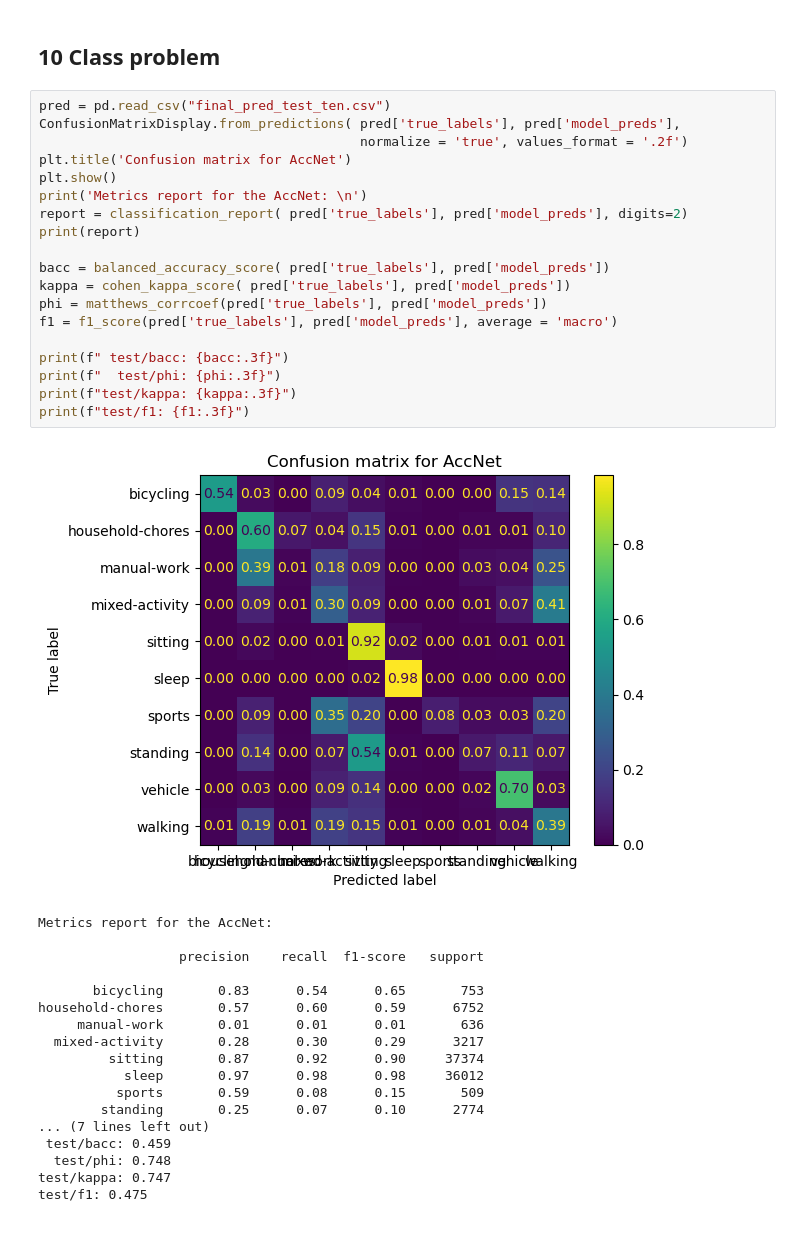
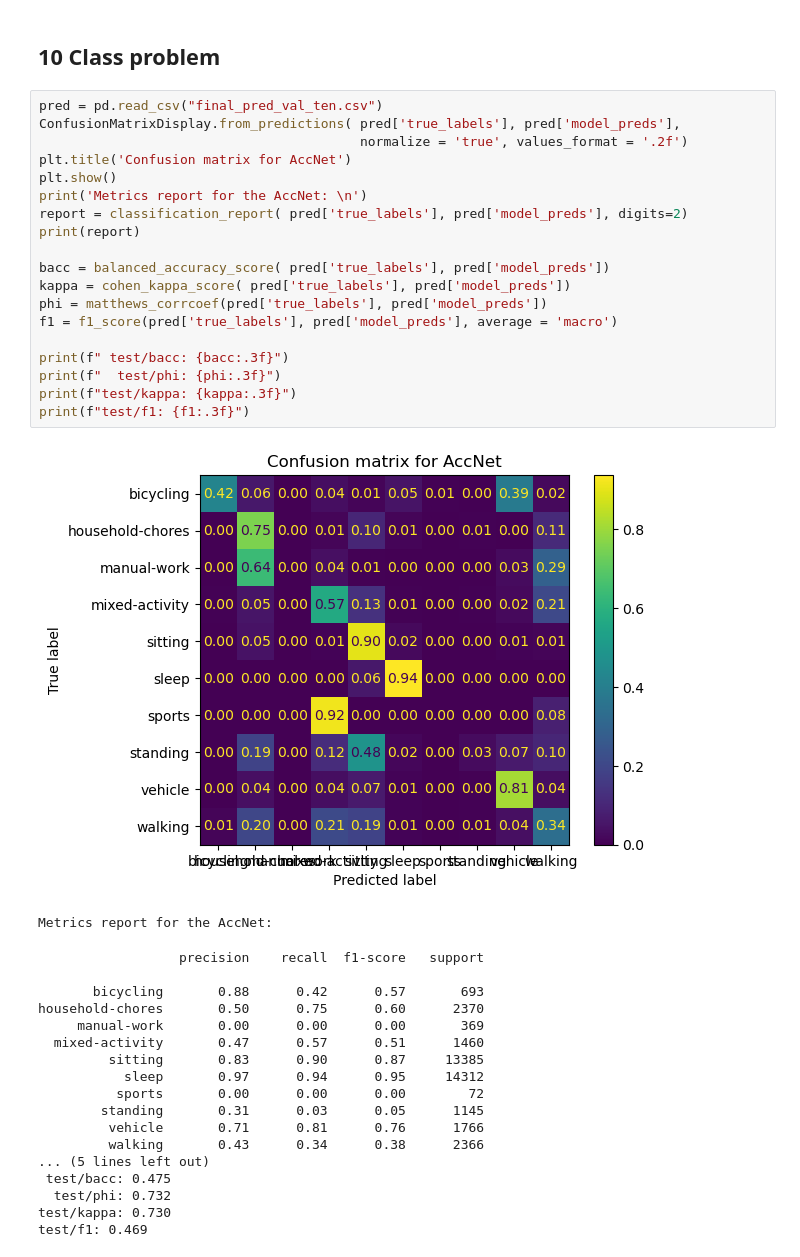
Before and after one commit to finlayscheib/capture24, a Jupyter notebook: Deep_models.ipynb, the cells around one changed output. Saved outputs shown, nothing was run; the diff lists cells and outputs as text.

```diff
--- a/Deep_models.ipynb
+++ b/Deep_models.ipynb
@@ -245,40 +245,41 @@ test/f1: 0.818
 # %% [markdown]
 ## 10 Class problem
 # %%
-pred = pd.read_csv("final_pred_test_ten.csv")
+pred = pd.read_csv("final_pred_val_ten.csv")
 ConfusionMatrixDisplay.from_predictions( pred['true_labels'], pred['model_preds'],
                                          normalize = 'true', values_format = '.2f')
 plt.title('Confusion matrix for AccNet')
 plt.show()
 print('Metrics report for the AccNet: \n')
 report = classification_report( pred['true_labels'], pred['model_preds'], digits=2)
 print(report)
 
 bacc = balanced_accuracy_score( pred['true_labels'], pred['model_preds'])
 kappa = cohen_kappa_score( pred['true_labels'], pred['model_preds'])
 phi = matthews_corrcoef(pred['true_labels'], pred['model_preds'])
 f1 = f1_score(pred['true_labels'], pred['model_preds'], average = 'macro')
 
 print(f" test/bacc: {bacc:.3f}")
 print(f"  test/phi: {phi:.3f}")
 print(f"test/kappa: {kappa:.3f}")
 print(f"test/f1: {f1:.3f}")
 # %% [output]
-[figure, old version]
+[figure, new version]
 Metrics report for the AccNet:
-
-                  precision    recall  f1-score   support
-
-       bicycling       0.83      0.54      0.65       753
-household-chores       0.57      0.60      0.59      6752
-     manual-work       0.01      0.01      0.01       636
-  mixed-activity       0.28      0.30      0.29      3217
-         sitting       0.87      0.92      0.90     37374
-           sleep       0.97      0.98      0.98     36012
-          sports       0.59      0.08      0.15       509
-        standing       0.25      0.07      0.10      2774
-... (7 lines left out)
- test/bacc: 0.459
-  test/phi: 0.748
-test/kappa: 0.747
-test/f1: 0.475
+                  precision    recall  f1-score   support
+
+       bicycling       0.88      0.42      0.57       693
+household-chores       0.50      0.75      0.60      2370
+     manual-work       0.00      0.00      0.00       369
+  mixed-activity       0.47      0.57      0.51      1460
+         sitting       0.83      0.90      0.87     13385
+           sleep       0.97      0.94      0.95     14312
+          sports       0.00      0.00      0.00        72
+        standing       0.31      0.03      0.05      1145
+         vehicle       0.71      0.81      0.76      1766
+         walking       0.43      0.34      0.38      2366
+... (5 lines left out)
+ test/bacc: 0.475
+  test/phi: 0.732
+test/kappa: 0.730
+test/f1: 0.469
```
Also changed, not shown: parts of 2 cells of this notebook, 3 other files.
